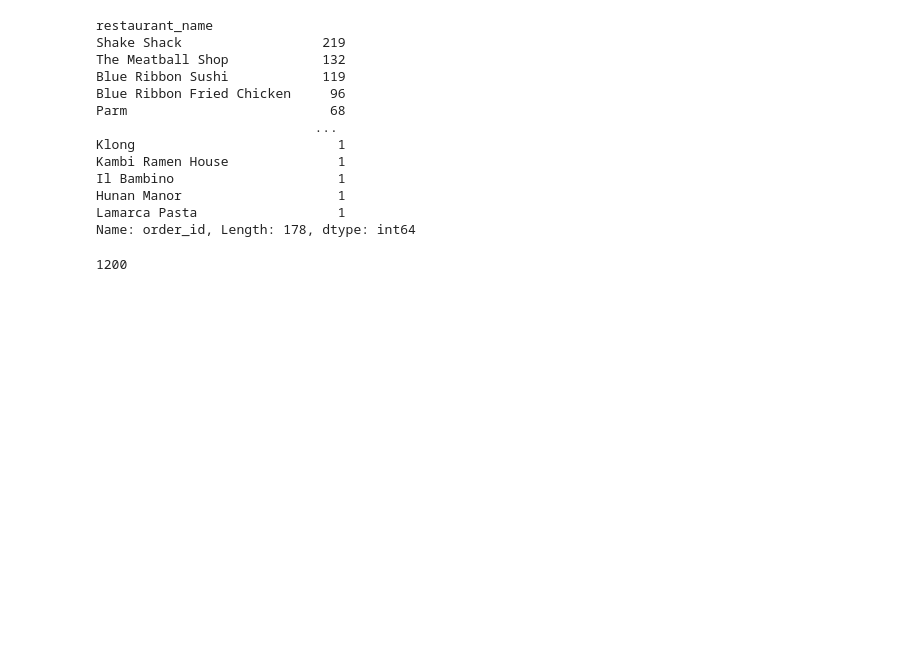
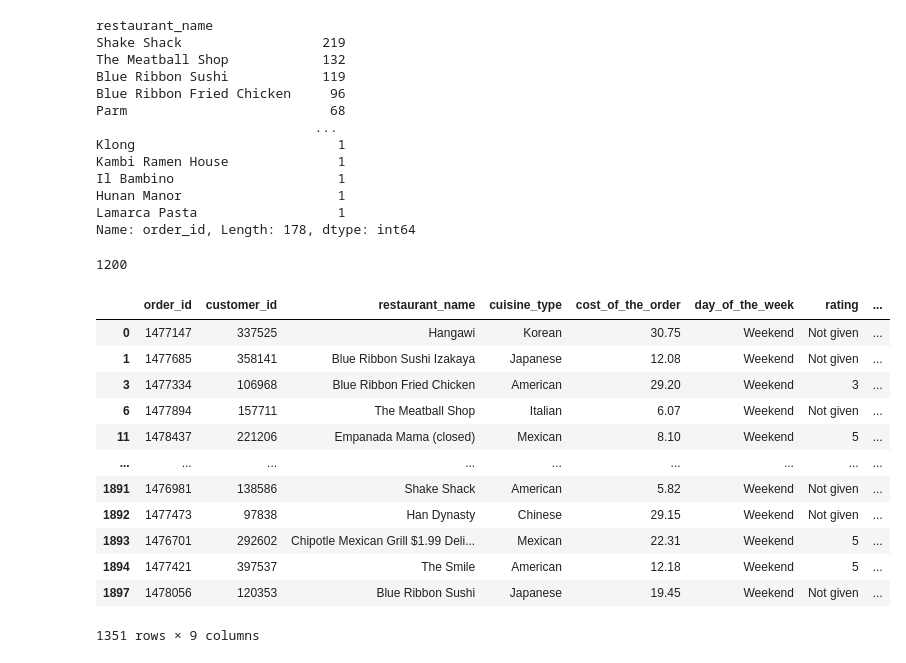
Before and after one commit to cansel-mutlu/Data-Analysis-Projects, a Jupyter notebook: NYC_Restaurants_Data.ipynb, the cells around one changed output. Saved outputs shown, nothing was run; the diff lists cells and outputs as text; code cells hidden in the pictures; blank space fills up the shorter version.

```diff
--- a/NYC_Restaurants_Data.ipynb
+++ b/NYC_Restaurants_Data.ipynb
@@ -214,3 +325,20 @@ Name: order_id, Length: 178, dtype: int64
 data.customer_id.nunique()
 # %% [output]
 1200
+# %%
+data_weekend = data[data.day_of_the_week == "Weekend"]
+data_weekend
+# %% [output]
+|  | order_id | customer_id | restaurant_name | cuisine_type | cost_of_the_order | day_of_the_week | rating | ... |
+| 0 | 1477147 | 337525 | Hangawi | Korean | 30.75 | Weekend | Not given | ... |
+| 1 | 1477685 | 358141 | Blue Ribbon Sushi Izakaya | Japanese | 12.08 | Weekend | Not given | ... |
+| 3 | 1477334 | 106968 | Blue Ribbon Fried Chicken | American | 29.20 | Weekend | 3 | ... |
+| 6 | 1477894 | 157711 | The Meatball Shop | Italian | 6.07 | Weekend | Not given | ... |
+| 11 | 1478437 | 221206 | Empanada Mama (closed) | Mexican | 8.10 | Weekend | 5 | ... |
+| ... | ... | ... | ... | ... | ... | ... | ... | ... |
+| 1891 | 1476981 | 138586 | Shake Shack | American | 5.82 | Weekend | Not given | ... |
+| 1892 | 1477473 | 97838 | Han Dynasty | Chinese | 29.15 | Weekend | Not given | ... |
+| 1893 | 1476701 | 292602 | Chipotle Mexican Grill $1.99 Deli... | Mexican | 22.31 | Weekend | 5 | ... |
+| 1894 | 1477421 | 397537 | The Smile | American | 12.18 | Weekend | 5 | ... |
+| 1897 | 1478056 | 120353 | Blue Ribbon Sushi | Japanese | 19.45 | Weekend | Not given | ... |
+1351 rows × 9 columns
```
Also changed, not shown: parts of 14 cells of this notebook.
